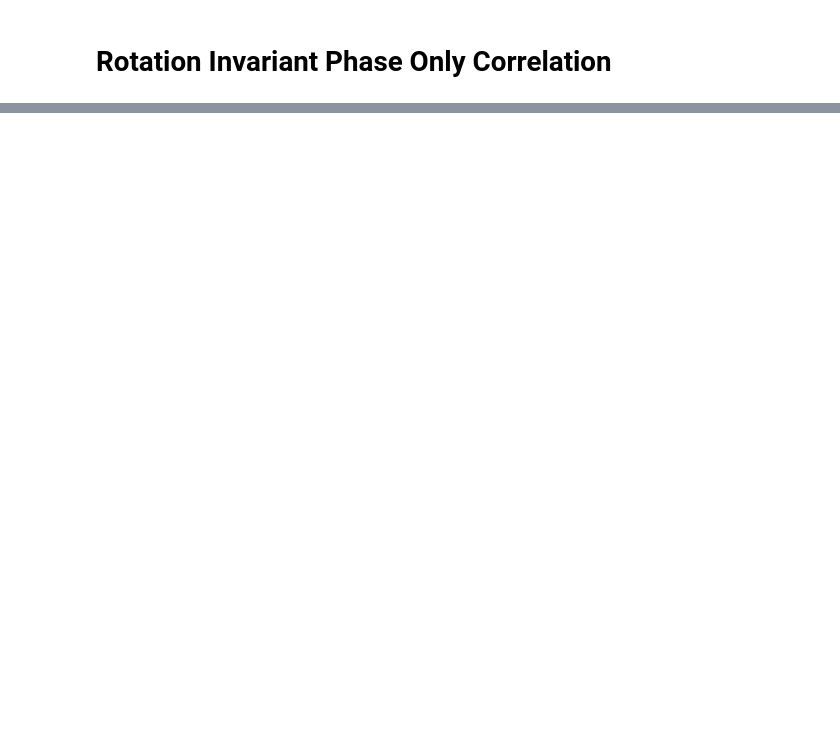
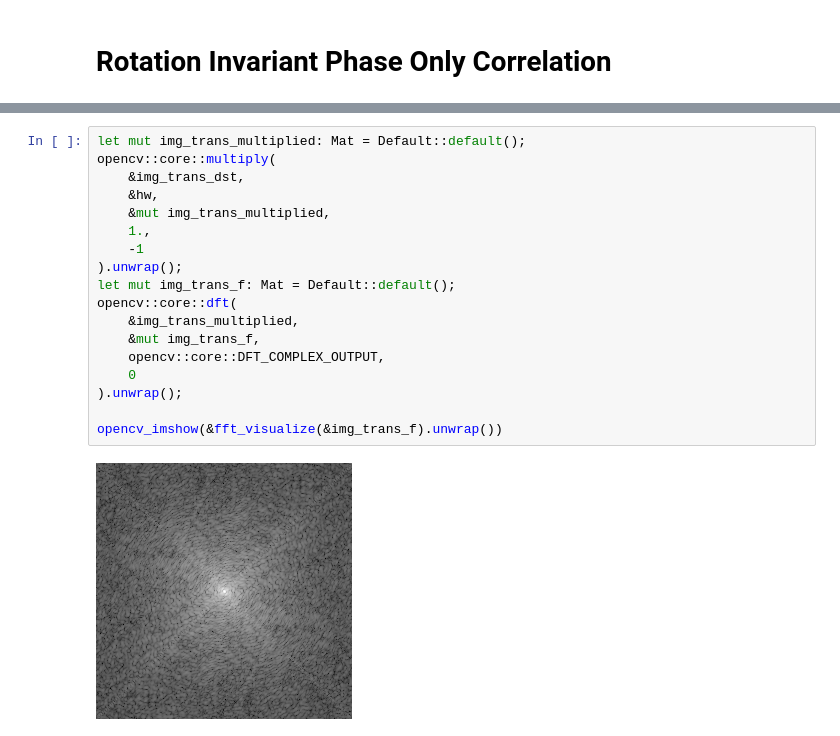
Before and after one commit to noxowl/KU15627-Computer-Vision, a Jupyter notebook: 03_template_matching.ipynb, the cells around one changed output, grey strips where cells are left out. Drawn from its saved outputs; the diff is of its cells as text; blank space fills up the shorter version.

```diff
--- a/03_template_matching.ipynb
+++ b/03_template_matching.ipynb
@@ -1083,0 +1125,20 @@ opencv_imshow(&hw)
+# %%
+let mut img_trans_multiplied: Mat = Default::default();
+opencv::core::multiply(
+    &img_trans_dst,
+    &hw,
+    &mut img_trans_multiplied,
+    1.,
+    -1
+).unwrap();
+let mut img_trans_f: Mat = Default::default();
+opencv::core::dft(
+    &img_trans_multiplied,
+    &mut img_trans_f,
+    opencv::core::DFT_COMPLEX_OUTPUT,
+    0
+).unwrap();
+
+opencv_imshow(&fft_visualize(&img_trans_f).unwrap())
+# %% [output]
+[figure, added]
```
Also changed, not shown: parts of 21 cells of this notebook.
